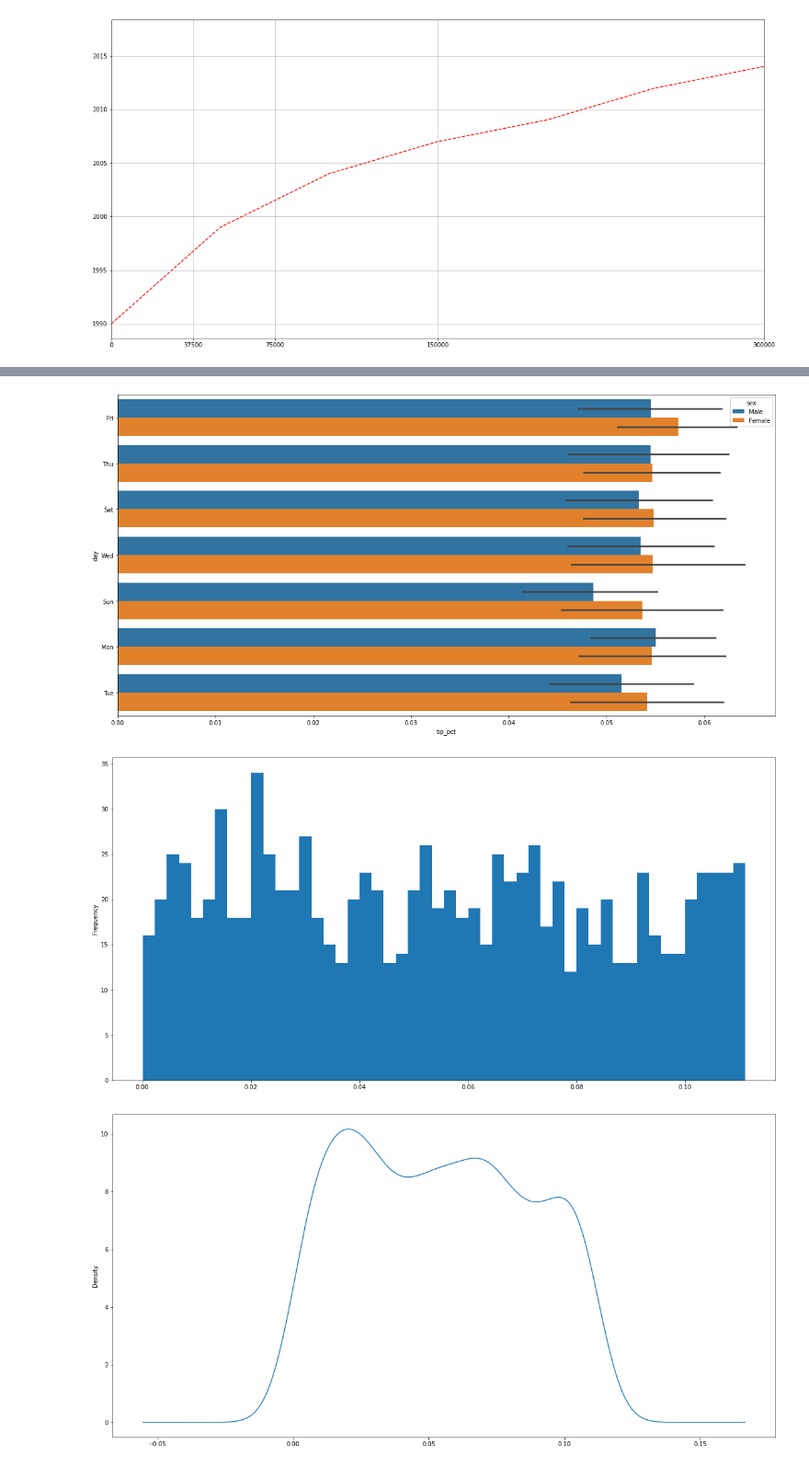
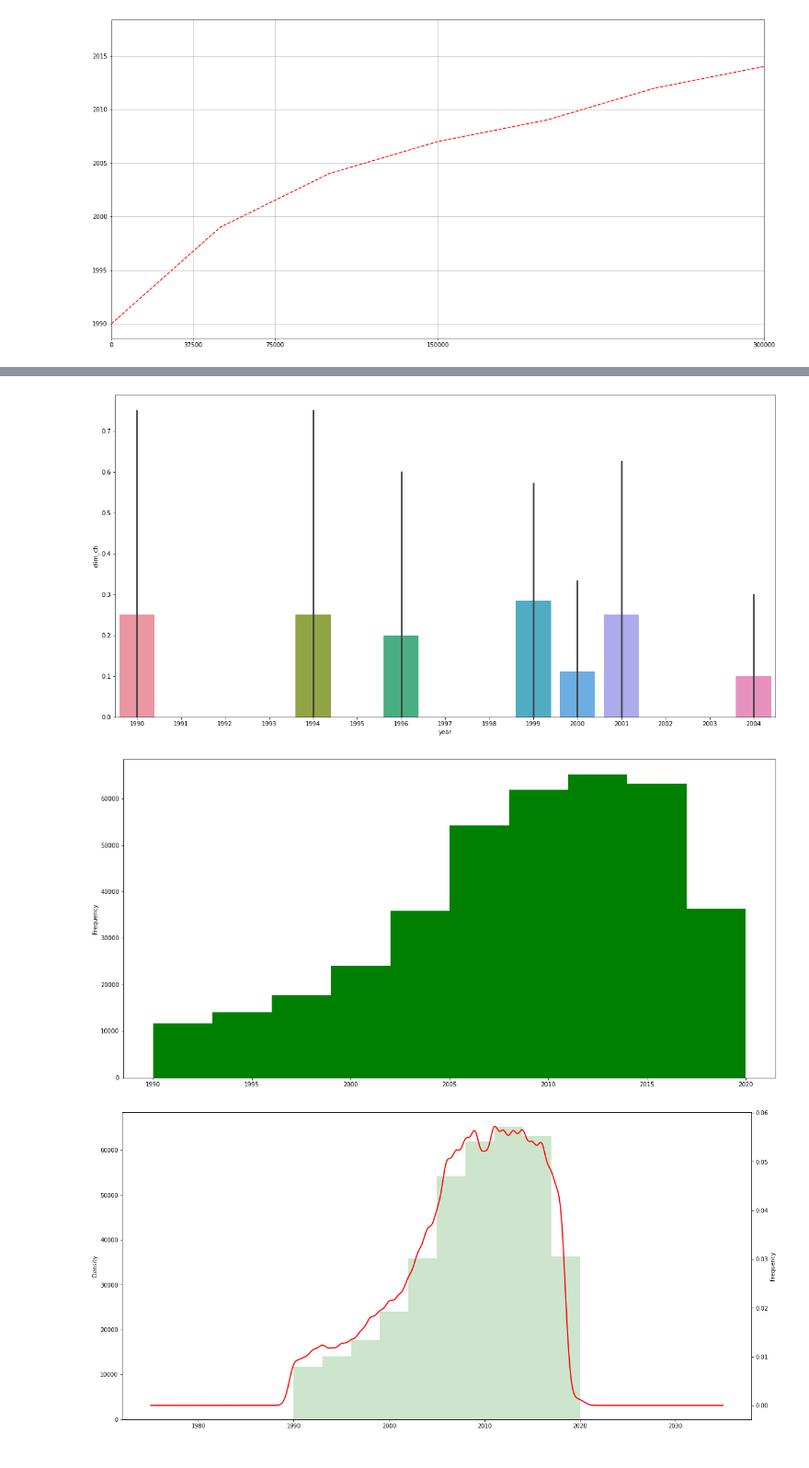
Before and after one commit to prybka82-student/eksploracja_i_wizualizacja_danych, a Jupyter notebook: EiWD_zadanie_02.ipynb, the cells around one changed output, grey strips where cells are left out. Shown at 92% size. Drawn from its saved outputs; the diff is of its cells as text; code cells hidden in the pictures.

```diff
--- a/EiWD_zadanie_02.ipynb
+++ b/EiWD_zadanie_02.ipynb
@@ -265,24 +281,33 @@ tips
 1000 rows × 7 columns
 # %%
-sns.barplot(x='tip_pct', y='day', data=tips, orient='h', hue='sex')
+#sns.barplot(x='tip_pct', y='day', data=tips, orient='h', hue='sex')
+import seaborn as sns
 
-plt.savefig(os.path.join(folder, 'wykres14.svg'), dpi=400, bbox_inches='tight')
+max = 100_000
+per = 1_000
+sns.barplot(y=num_data.elim_ch[:max:per], x = num_data.year[:max:per])
+
+plt.savefig(os.path.join(folder, 'wykres14.png'), dpi=400, bbox_inches='tight')
 # %% [output]
-[figure, old version]
+[figure, new version]
 # %%
 # histogram
-tips['tip_pct'].plot.hist(bins=50)
+#tips['tip_pct'].plot.hist(bins=50)
+num_data['year'].plot.hist(bins=10, color='green')
 
-plt.savefig(os.path.join(folder, 'wykres15.svg'), dpi=400, bbox_inches='tight')
+plt.savefig(os.path.join(folder, 'wykres15.png'), dpi=400, bbox_inches='tight')
 # %% [output]
-[figure, old version]
+[figure, new version]
 # %%
 # wykres gęstości
 
-tips['tip_pct'].plot.kde()
+#tips['tip_pct'].plot.kde()
+num_data['year'].plot.hist(bins=10, color='green', alpha=0.2)
+ax = num_data['year'].plot.kde(color='red', linewidth=2.0, secondary_y=True)
+ax.set_ylabel("Frequency", fontsize=10)
 
-plt.savefig(os.path.join(folder, 'wykres16.svg'), dpi=400, bbox_inches='tight')
+plt.savefig(os.path.join(folder, 'wykres16.png'), dpi=400, bbox_inches='tight')
 # %% [output]
-[figure, old version]
+[figure, new version]
 # %%
 # histogram i wykres gęstości na jednym wykresie
```
Also changed, not shown: parts of 21 cells of this notebook, 57 other files.
